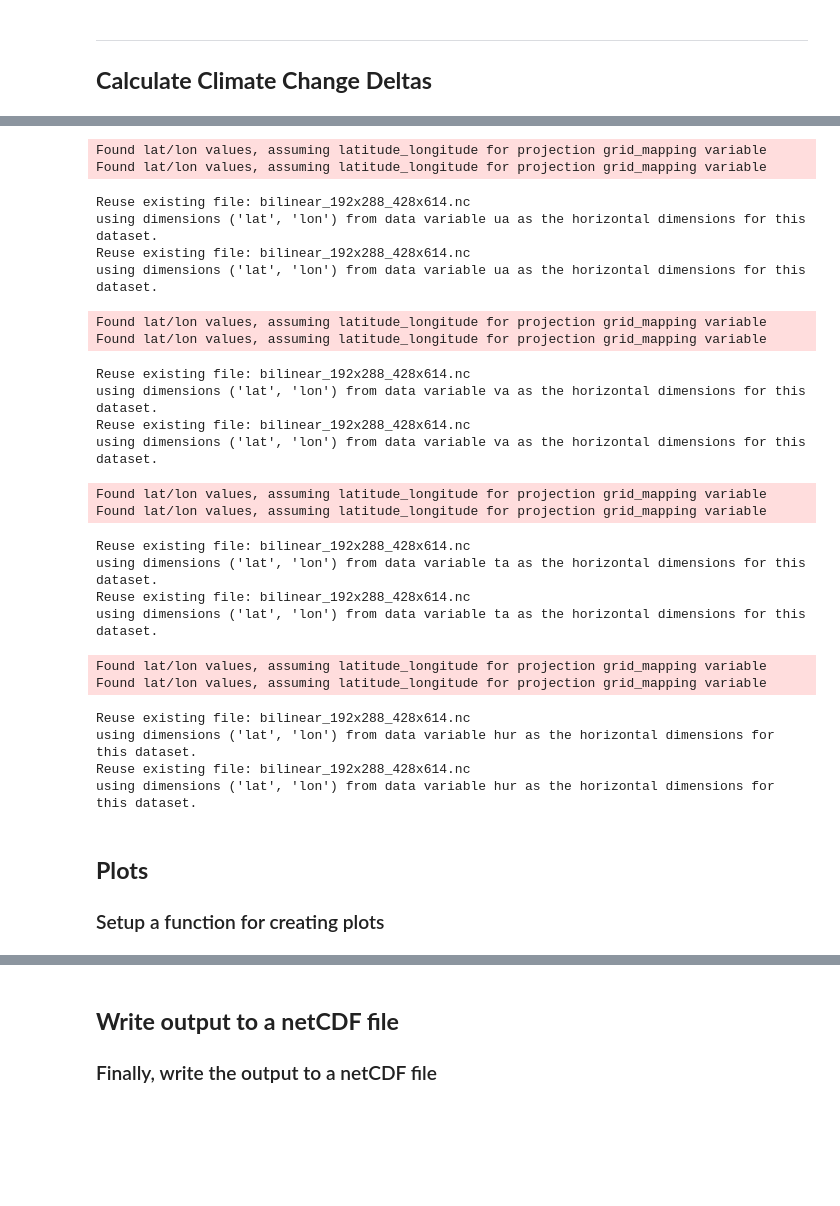
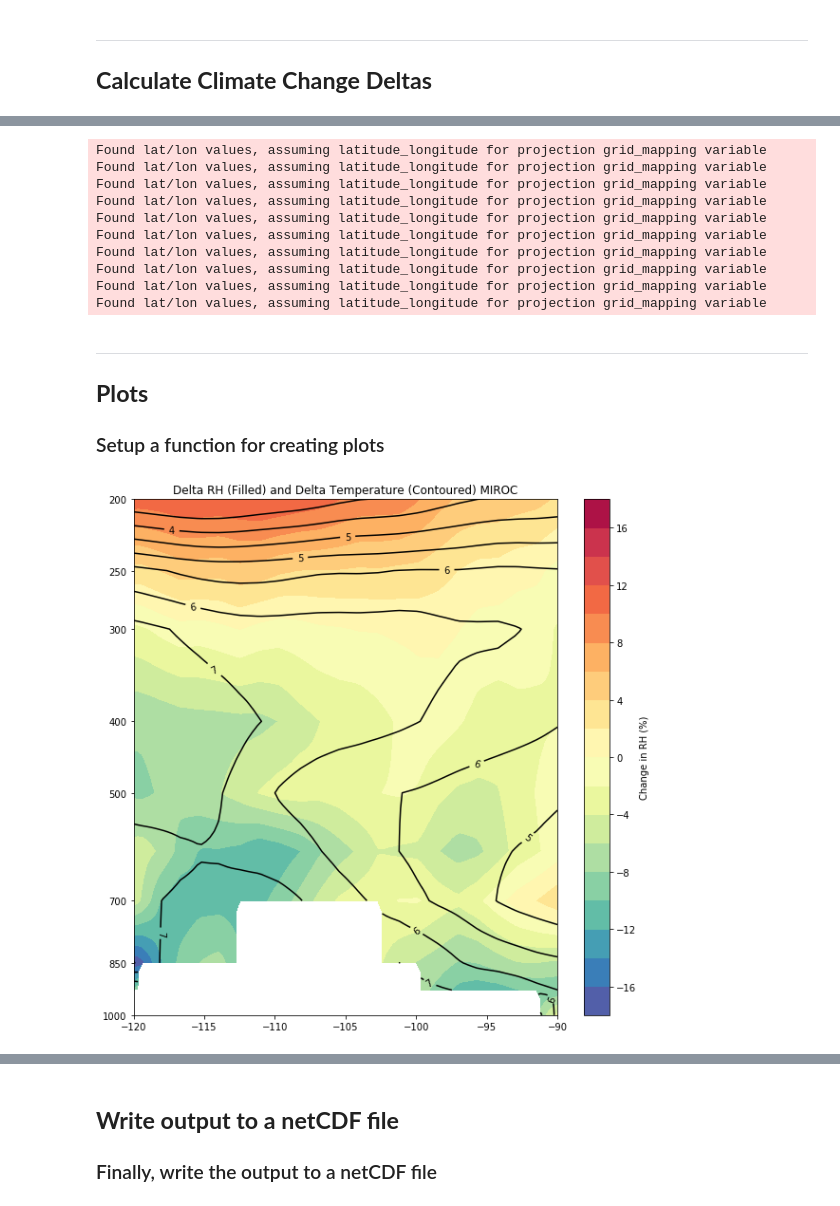
Before and after one commit to mgrover1/CMIP5_to_WRF, a Jupyter notebook: Notebooks/3D-Vars.ipynb, the cells around one changed output, grey strips where cells are left out. Drawn from its saved outputs; the diff is of its cells as text; code cells hidden in the pictures; blank space fills up the shorter version.

```diff
--- a/Notebooks/3D-Vars.ipynb
+++ b/Notebooks/3D-Vars.ipynb
@@ -273,9 +290,7 @@ rh_ds = xr.Dataset()
 for var in hur_vars:
     delta_ds = climo_delta_miroc(first_path, var).rename({var:cf_names_hur[var]})
     rh_ds = xr.merge([delta_ds, rh_ds])
-
-miroc_ds = merged_ds
-miroc_rh_ds = rh_ds
+miroc_ds = xr.merge([merged_ds, rh_ds])
 # %% [output]
 Found lat/lon values, assuming latitude_longitude for projection grid_mapping variable
 Found lat/lon values, assuming latitude_longitude for projection grid_mapping variable
@@ -368,8 +342,5 @@ using dimensions ('lat', 'lon') from data variable hur as the horizontal dimensi
 # %%
 first_path = '/data/jtrapp/a/jtrapp/CMIP5/NCAR/'
-
-# Variables that are used
-variables = ['ua', 'va', 'ta']
 
 
 # Variables that are used
@@ -390,33 +361,58 @@ for var in hur_vars:
     delta_ds = climo_delta_ncar(first_path, var).rename({var:cf_names_hur[var]})
     rh_ds = xr.merge([delta_ds, rh_ds])
 
-ncar_ds = merged_ds
-ncar_rh_ds = rh_ds
+ncar_ds = xr.merge([merged_ds, rh_ds])
 # %% [output]
 Found lat/lon values, assuming latitude_longitude for projection grid_mapping variable
 Found lat/lon values, assuming latitude_longitude for projection grid_mapping variable
+Found lat/lon values, assuming latitude_longitude for projection grid_mapping variable
+Found lat/lon values, assuming latitude_longitude for projection grid_mapping variable
+Found lat/lon values, assuming latitude_longitude for projection grid_mapping variable
+Found lat/lon values, assuming latitude_longitude for projection grid_mapping variable
+Found lat/lon values, assuming latitude_longitude for projection grid_mapping variable
+Found lat/lon values, assuming latitude_longitude for projection grid_mapping variable
+Found lat/lon values, assuming latitude_longitude for projection grid_mapping variable
+Found lat/lon values, assuming latitude_longitude for projection grid_mapping variable
-Reuse existing file: bilinear_192x288_428x614.nc
-using dimensions ('lat', 'lon') from data variable ua as the horizontal dimensions for this dataset.
-Reuse existing file: bilinear_192x288_428x614.nc
-using dimensions ('lat', 'lon') from data variable ua as the horizontal dimensions for this dataset.
-Found lat/lon values, assuming latitude_longitude for projection grid_mapping variable
-Found lat/lon values, assuming latitude_longitude for projection grid_mapping variable
-Reuse existing file: bilinear_192x288_428x614.nc
-using dimensions ('lat', 'lon') from data variable va as the horizontal dimensions for this dataset.
-Reuse existing file: bilinear_192x288_428x614.nc
-using dimensions ('lat', 'lon') from data variable va as the horizontal dimensions for this dataset.
-Found lat/lon values, assuming latitude_longitude for projection grid_mapping variable
-Found lat/lon values, assuming latitude_longitude for projection grid_mapping variable
-Reuse existing file: bilinear_192x288_428x614.nc
-using dimensions ('lat', 'lon') from data variable ta as the horizontal dimensions for this dataset.
-Reuse existing file: bilinear_192x288_428x614.nc
-using dimensions ('lat', 'lon') from data variable ta as the horizontal dimensions for this dataset.
-Found lat/lon values, assuming latitude_longitude for projection grid_mapping variable
-Found lat/lon values, assuming latitude_longitude for projection grid_mapping variable
-Reuse existing file: bilinear_192x288_428x614.nc
-using dimensions ('lat', 'lon') from data variable hur as the horizontal dimensions for this dataset.
-Reuse existing file: bilinear_192x288_428x614.nc
-using dimensions ('lat', 'lon') from data variable hur as the horizontal dimensions for this dataset.
 # %% [markdown]
+---
 ## **Plots**
+
+
 ### Setup a function for creating plots
+# %%
+def plot_rh(ds, model):
+
+    from metpy.interpolate import cross_section
+    data = ds.metpy.parse_cf()
+    data['lon'] = np.mod(ds.lon - 180.0, 360.0) - 180.0
+    start = (35., -120)
+    end = (35., -90)
+    cross = cross_section(data, start, end)
+
+    fig = plt.figure(1, figsize=(10., 10.))
+    ax = plt.axes()
+
+    cf = ax.contourf(cross['lon'], cross['isobaric'], cross['Relative_humidity_isobaric'],
+                     levels=np.arange(-18, 20, 2), cmap='Spectral_r')
+
+    # Contour Fill the RH Values
+    cb = plt.colorbar(cf, orientation='vertical')
+    cb.set_label('Change in RH (%)')
+
+
+    # Contour the U-Component of Wind
+    clevs_500_hght = np.arange(4, 10, .5)
+    cs = ax.contour(cross['lon'], cross['isobaric'], cross['air_temperature'], clevs_500_hght, colors='black')
+    plt.clabel(cs, fmt='%d')
+
+    ax.set_yscale('symlog')
+    ax.set_yticklabels([1000, 850, 700, 500, 400, 300, 250, 200])
+    ax.set_ylim(1000, 200)
+    ax.set_yticks([1000, 850, 700, 500, 400, 300, 250, 200])
+    ax.set_xlim(cross['lon'].min(), cross['lon'].max())
+    plt.title('Delta RH (Filled) and Delta Temperature (Contoured) '+model)
+    return plt.show()
+# %%
+plot_rh(miroc_ds, 'MIROC')
+# %% [output]
+[figure, added]
```
Also changed, not shown: parts of 27 cells of this notebook, 3 other files.
